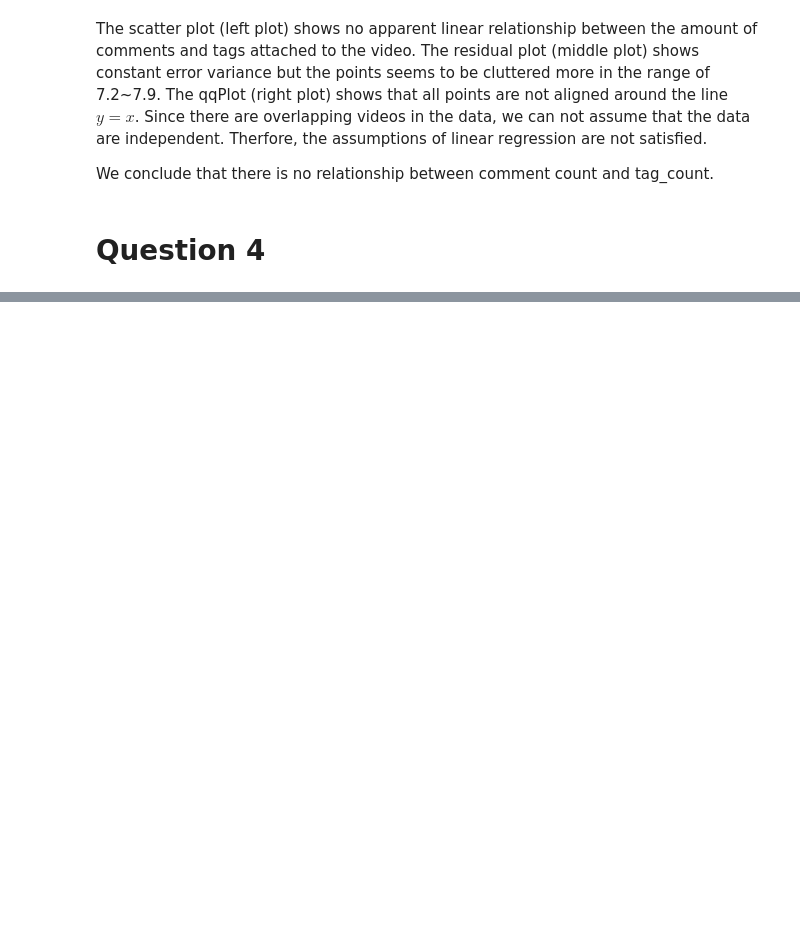
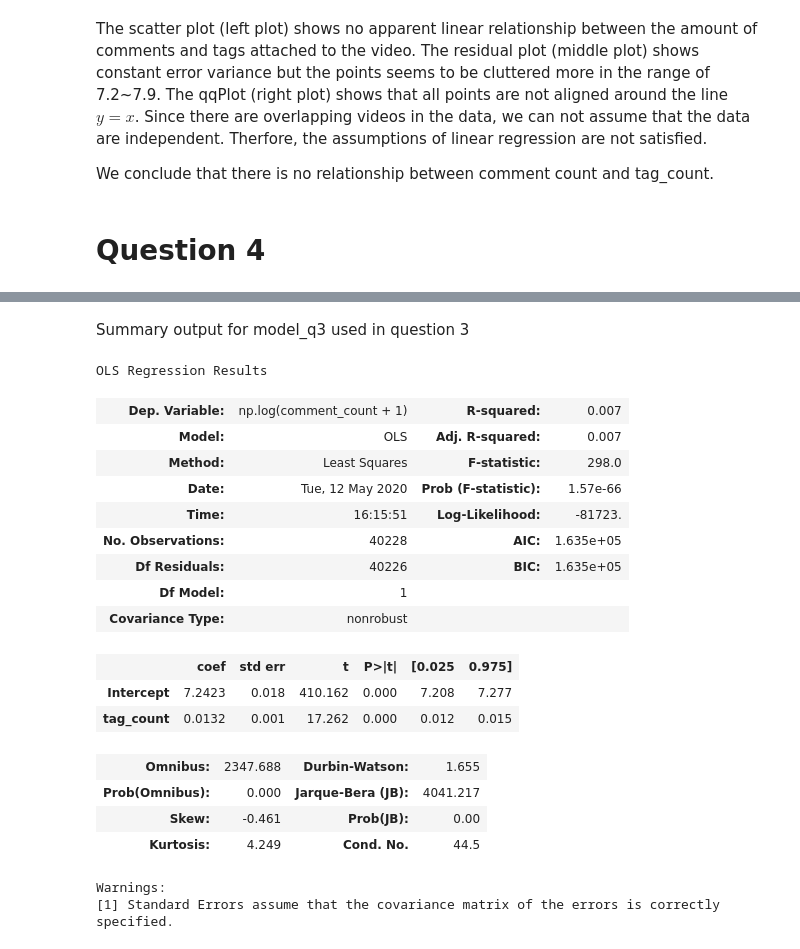
Before and after one commit to tt0507/ORIE3120-Final-Project, a Jupyter notebook: milestone2.ipynb, the cells around one changed output, grey strips where cells are left out. Drawn from its saved outputs; the diff is of its cells as text; code cells hidden in the pictures; blank space fills up the shorter version.

```diff
--- a/milestone2.ipynb
+++ b/milestone2.ipynb
@@ -148,0 +132,24 @@ We conclude that there is no relationship between comment count and tag_count.
+# %% [markdown]
+Summary output for model_q3 used in question 3
+# %%
+model_q3.summary()
+# %% [output]
+OLS Regression Results
+| Dep. Variable: | np.log(comment_count + 1) | R-squared: | 0.007 |
+| Model: | OLS | Adj. R-squared: | 0.007 |
+| Method: | Least Squares | F-statistic: | 298.0 |
+| Date: | Tue, 12 May 2020 | Prob (F-statistic): | 1.57e-66 |
+| Time: | 16:15:51 | Log-Likelihood: | -81723. |
+| No. Observations: | 40228 | AIC: | 1.635e+05 |
+| Df Residuals: | 40226 | BIC: | 1.635e+05 |
+| Df Model: | 1 |  |  |
+| Covariance Type: | nonrobust |  |  |
+|  | coef | std err | t | P>|t| | [0.025 | 0.975] |
+| Intercept | 7.2423 | 0.018 | 410.162 | 0.000 | 7.208 | 7.277 |
+| tag_count | 0.0132 | 0.001 | 17.262 | 0.000 | 0.012 | 0.015 |
+| Omnibus: | 2347.688 | Durbin-Watson: | 1.655 |
+| Prob(Omnibus): | 0.000 | Jarque-Bera (JB): | 4041.217 |
+| Skew: | -0.461 | Prob(JB): | 0.00 |
+| Kurtosis: | 4.249 | Cond. No. | 44.5 |
+Warnings:
+[1] Standard Errors assume that the covariance matrix of the errors is correctly specified.
```
Also changed, not shown: parts of 10 cells of this notebook.
